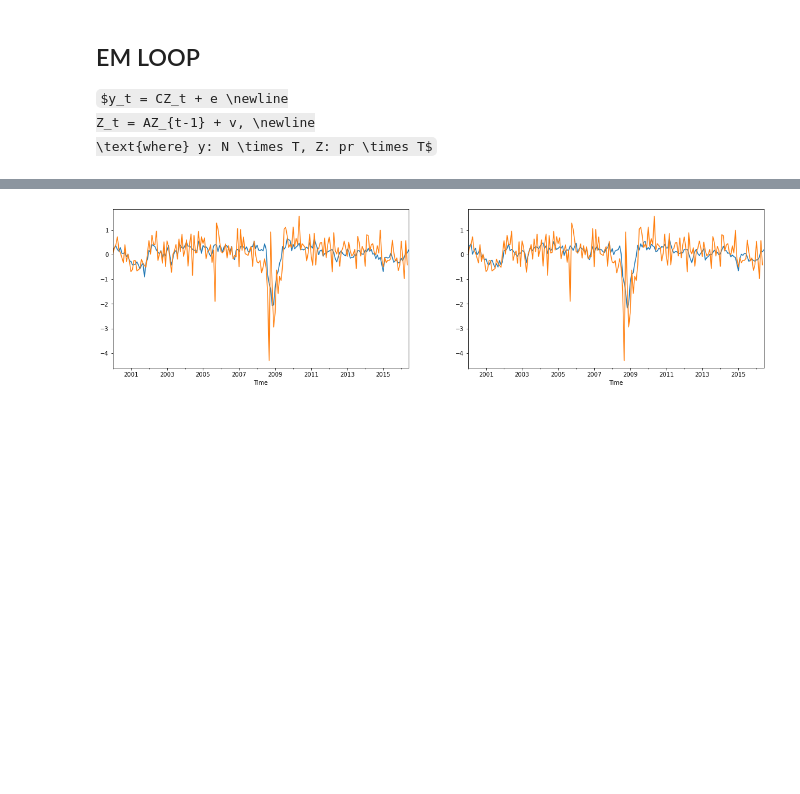
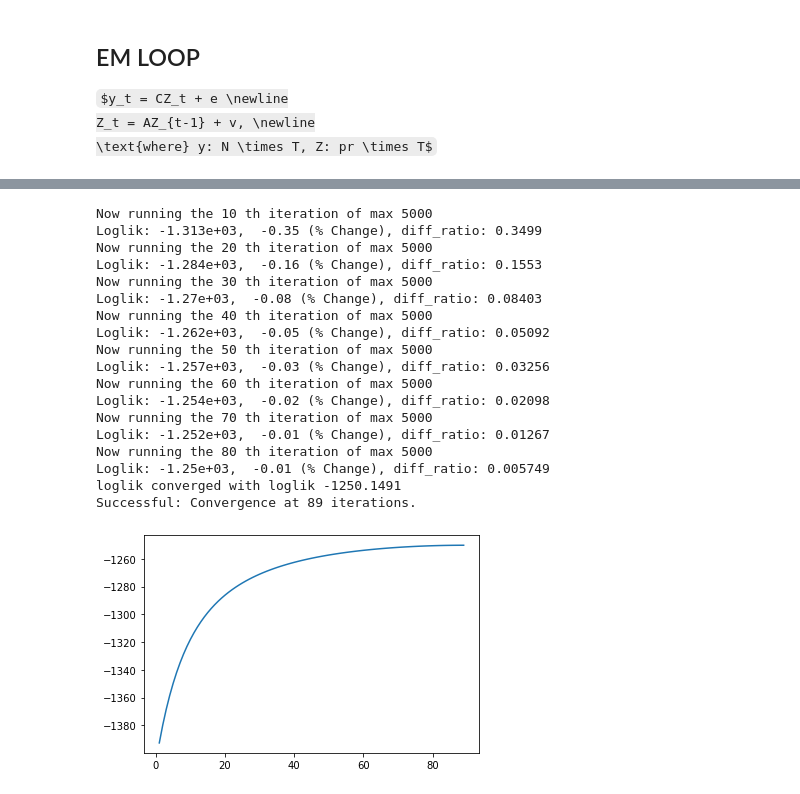
Before and after one commit to hyunchangyi/nowcasting, a Jupyter notebook: nowcasting.ipynb, the cells around one changed output, grey strips where cells are left out. Cells and saved outputs as stored; diff of their text form; code cells hidden in the pictures; some formulas as TeX source; blank space fills up the shorter version.

```diff
--- a/nowcasting.ipynb
+++ b/nowcasting.ipynb
@@ -1056,8 +1079,8 @@ def em_converged(loglik, previous_loglik, threshold=1e-4, check_decreased=1):
 # %% [markdown]
 ### DFM
 # %%
-def dfm(y, Mx, Wx, M0, r, p, Rcon, q, spec, blocks, par):
-
+def dfm(y, Mx, Wx, M0, DFMS, spec, blocks, par):
+    r, p, Rcon, q = DFMS
     pre_loglik = -np.inf
     LL = np.array([-np.inf])
     converged = 0
@@ -1071,7 +1094,7 @@ def dfm(y, Mx, Wx, M0, r, p, Rcon, q, spec, blocks, par):
             break
 
         # Applying EM algorithm
-        M1, loglik = EMstep(y, M0, r, p, Rcon, q, blocks, spec)
+        M1, loglik = EMstep(y, M0, DFMS, blocks, spec)
 
         A = (1-gamma)*M0.A + gamma*M1.A
         C = (1-gamma)*M0.C + gamma*M1.C
@@ -1123,15 +1146,15 @@ datafile = path.join('data', country, vintage + '.xls')
 Xn, Mx, Wx, X, X_data = load_data(datafile, spec, sample_start)
 
 # DFM structure
-p = 1;                                   # Number of lags in autoregressive of factor
-r = pd.Series(np.ones(blocks.shape[1], dtype=int),
-              index=blocks.columns)  # Number of common factors for each block
-# R*Lambda = q; Contraints on the loadings of the quartrly variables
-Rcon = np.array([[2, -1,  0,  0,  0],
+r = pd.Series(np.ones(blocks.shape[1], dtype=int), index=blocks.columns)  # Number of factors for each block
+p = 1                                                                     # Number of lags in autoregressive of factor
+Rcon = np.array([[2, -1,  0,  0,  0],                         # Contraints on the loadings of the quartrly variables
                  [3,  0, -1,  0,  0],
                  [2,  0,  0, -1,  0],
                  [1,  0,  0,  0, -1]])
 q = np.zeros(4)
+
+DFMS = DFMStructure(r, p, Rcon, q)
 # %% [markdown]
 ## EM LOOP
 
@@ -1141,10 +1169,5 @@ Z_t = AZ_{t-1} + v, \newline
 # %%
-# initial condition
-optNaN = pd.Series({'method':2, 'k':3})
-# method=2 : Remove leading and closing zeros
-# k=3      : Setting for filter(): See remNaN_spline
-
-M0 = InitCond(Xn, r, p, Rcon, q, spec, blocks, optNaN)
+M0 = InitCond(Xn, DFMS, spec, blocks, optNaN)
 
 # y for the estimation is WITH missing data
 y = Xn.T
@@ -1154,10 +1177,4 @@ optNaN.method = 3
 y_est = remNaNs_spline(Xn, optNaN)[0].T
 
 # parameters for EM loop
-par = pd.Series({'threshold':1e-3, 'max_iter':int(5000), 'gamma':0.1})
-
-DFMR0 = dfm(y_est, Mx, Wx, M0, r, p, Rcon, q, spec, blocks, par)
-
-file = open("DFMR0","wb")
-pickle.dump(DFMR0._asdict(), file)
-file.close()
+par = pd.Series({'threshold':1e-5, 'max_iter':int(5000), 'gamma':0.1})
@@ -1172,2 +1180,0 @@ Successful: Convergence at 28 iterations.
-# %%
-DFMR1 = DFMResult(**pickle.load(open("DFMR0","rb")))
@@ -1193,12 +1181,26 @@ X[t_var].dropna().plot(ax=axs[1]);
-# %%
-t_var = 'INDPRO'
-
-fig, axs = plt.subplots(1, 2, figsize=(20, 5))
-
-(Z.loc[:, idx[factors]].dot(C.loc[t_var, idx[factors]].T)*Wx.loc[t_var] + Mx.loc[t_var]).plot(ax=axs[0])
-X[t_var].dropna().plot(ax=axs[0])
-
-(Z.loc[:, 'Global'].dot(C.loc[t_var, 'Global'].T)*Wx.loc[t_var] + Mx.loc[t_var]).plot(ax=axs[1])
-X[t_var].dropna().plot(ax=axs[1]);
-# %% [output]
-[figure, removed]
+# %%
+Res = dfm(y_est, Mx, Wx, M0, DFMS, spec, blocks, par)
+
+file = open("Res","wb")
+pickle.dump(Res._asdict(), file)
+file.close()
+# %% [output]
+Now running the 10 th iteration of max 5000
+Loglik: -1.313e+03,  -0.35 (% Change), diff_ratio: 0.3499
+Now running the 20 th iteration of max 5000
+Loglik: -1.284e+03,  -0.16 (% Change), diff_ratio: 0.1553
+Now running the 30 th iteration of max 5000
+Loglik: -1.27e+03,  -0.08 (% Change), diff_ratio: 0.08403
+Now running the 40 th iteration of max 5000
+Loglik: -1.262e+03,  -0.05 (% Change), diff_ratio: 0.05092
+Now running the 50 th iteration of max 5000
+Loglik: -1.257e+03,  -0.03 (% Change), diff_ratio: 0.03256
+Now running the 60 th iteration of max 5000
+Loglik: -1.254e+03,  -0.02 (% Change), diff_ratio: 0.02098
+Now running the 70 th iteration of max 5000
+Loglik: -1.252e+03,  -0.01 (% Change), diff_ratio: 0.01267
+Now running the 80 th iteration of max 5000
+Loglik: -1.25e+03,  -0.01 (% Change), diff_ratio: 0.005749
+loglik converged with loglik -1250.1491
+Successful: Convergence at 89 iterations.
+[figure, added]
```
Also changed, not shown: parts of 50 cells of this notebook, 25 other files.
